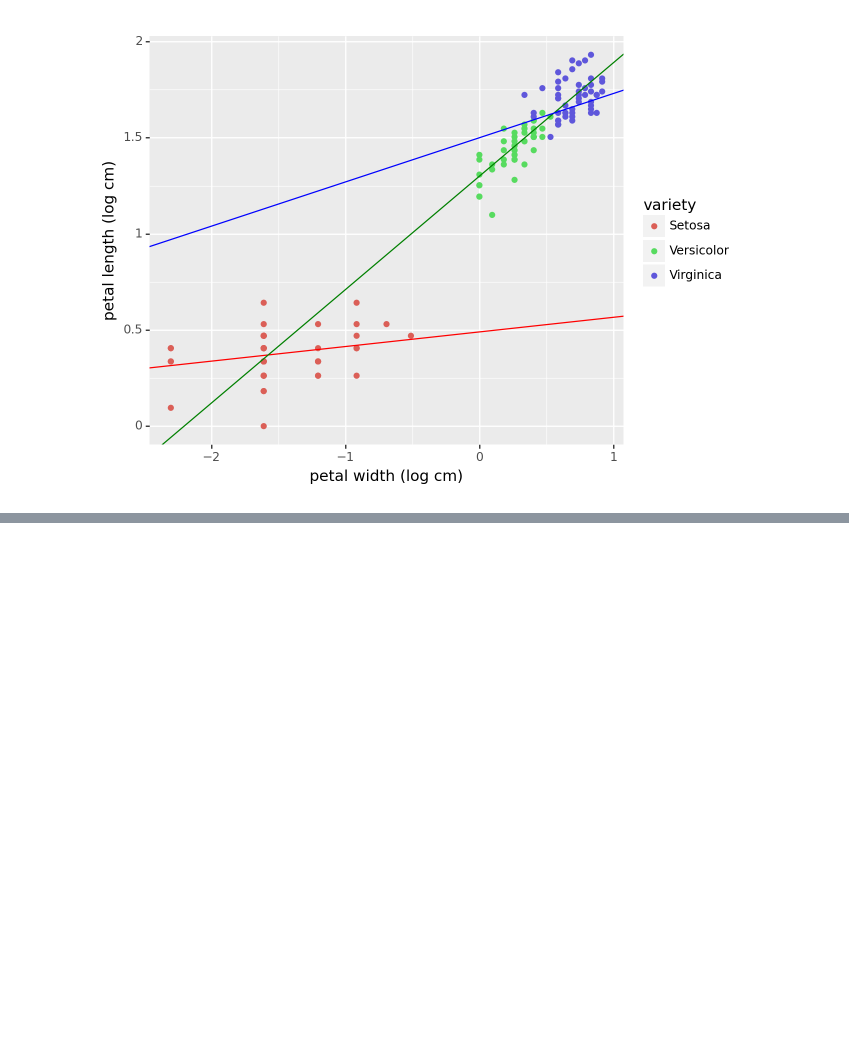
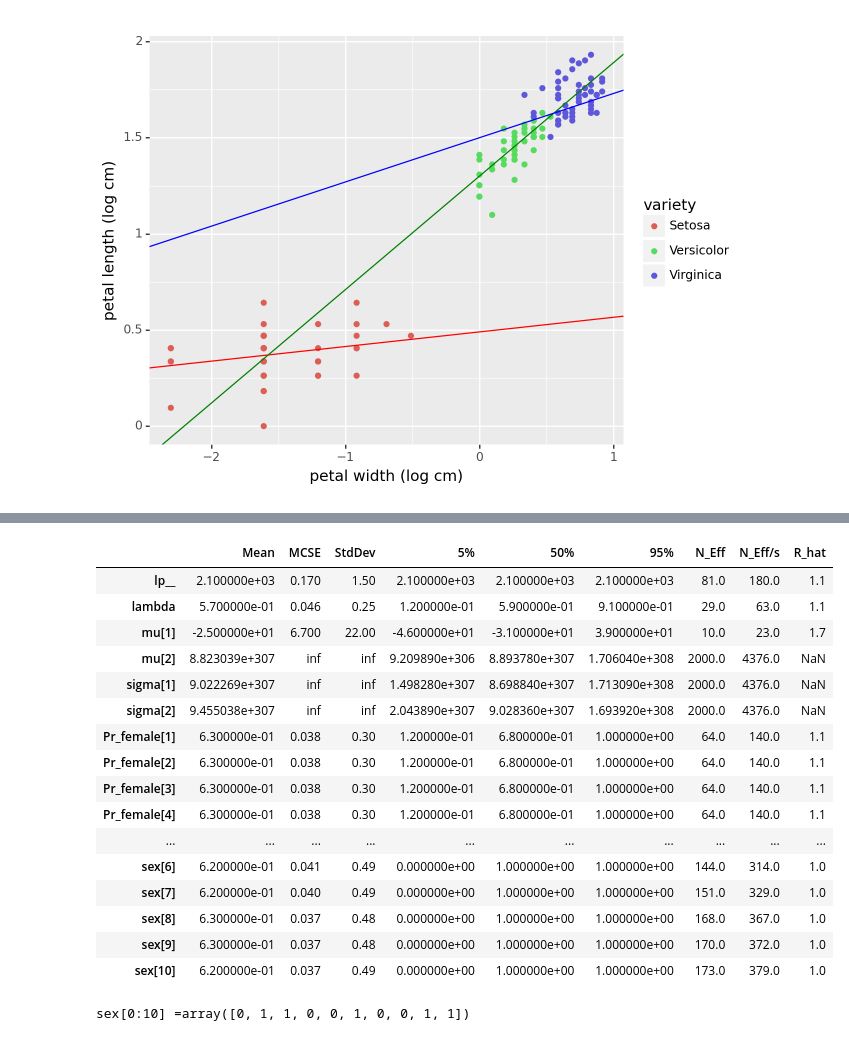
Before and after one commit to emmanuelmokel/PPL-practice, a Jupyter notebook: Stan/pystan_intro.ipynb, the cells around one changed output, grey strips where cells are left out. Saved outputs shown, nothing was run; the diff lists cells and outputs as text; code cells hidden in the pictures; blank space fills up the shorter version.

Commit message:
Worked through final Stan tutorial examples

```diff
--- a/Stan/pystan_intro.ipynb
+++ b/Stan/pystan_intro.ipynb
@@ -713,0 +817,32 @@ mydraw(
+# %%
+# Inspect this mixture model later, and how the Stan files are created above
+
+model = csp.CmdStanModel(stan_file = 'heights-post.stan')
+data = {'M': M, 'heights': heights}
+J = 100 if DRAFT else 1000
+sample = model.sample(data = data, seed = 123,
+                      iter_warmup = 1000, iter_sampling = 1000,
+                      show_progress = False, show_console = False)
+sample.summary(sig_figs = 2)
+# %% [output]
+|  | Mean | MCSE | StdDev | 5% | 50% | 95% | N_Eff | N_Eff/s | R_hat |
+| lp__ | 2.100000e+03 | 0.170 | 1.50 | 2.100000e+03 | 2.100000e+03 | 2.100000e+03 | 81.0 | 180.0 | 1.1 |
+| lambda | 5.700000e-01 | 0.046 | 0.25 | 1.200000e-01 | 5.900000e-01 | 9.100000e-01 | 29.0 | 63.0 | 1.1 |
+| mu[1] | -2.500000e+01 | 6.700 | 22.00 | -4.600000e+01 | -3.100000e+01 | 3.900000e+01 | 10.0 | 23.0 | 1.7 |
+| mu[2] | 8.823039e+307 | inf | inf | 9.209890e+306 | 8.893780e+307 | 1.706040e+308 | 2000.0 | 4376.0 | NaN |
+| sigma[1] | 9.022269e+307 | inf | inf | 1.498280e+307 | 8.698840e+307 | 1.713090e+308 | 2000.0 | 4376.0 | NaN |
+| sigma[2] | 9.455038e+307 | inf | inf | 2.043890e+307 | 9.028360e+307 | 1.693920e+308 | 2000.0 | 4376.0 | NaN |
+| Pr_female[1] | 6.300000e-01 | 0.038 | 0.30 | 1.200000e-01 | 6.800000e-01 | 1.000000e+00 | 64.0 | 140.0 | 1.1 |
+| Pr_female[2] | 6.300000e-01 | 0.038 | 0.30 | 1.200000e-01 | 6.800000e-01 | 1.000000e+00 | 64.0 | 140.0 | 1.1 |
+| Pr_female[3] | 6.300000e-01 | 0.038 | 0.30 | 1.200000e-01 | 6.800000e-01 | 1.000000e+00 | 64.0 | 140.0 | 1.1 |
+| Pr_female[4] | 6.300000e-01 | 0.038 | 0.30 | 1.200000e-01 | 6.800000e-01 | 1.000000e+00 | 64.0 | 140.0 | 1.1 |
+| ... | ... | ... | ... | ... | ... | ... | ... | ... | ... |
+| sex[6] | 6.200000e-01 | 0.041 | 0.49 | 0.000000e+00 | 1.000000e+00 | 1.000000e+00 | 144.0 | 314.0 | 1.0 |
+| sex[7] | 6.200000e-01 | 0.040 | 0.49 | 0.000000e+00 | 1.000000e+00 | 1.000000e+00 | 151.0 | 329.0 | 1.0 |
+| sex[8] | 6.300000e-01 | 0.037 | 0.48 | 0.000000e+00 | 1.000000e+00 | 1.000000e+00 | 168.0 | 367.0 | 1.0 |
+| sex[9] | 6.300000e-01 | 0.037 | 0.48 | 0.000000e+00 | 1.000000e+00 | 1.000000e+00 | 170.0 | 372.0 | 1.0 |
+| sex[10] | 6.200000e-01 | 0.037 | 0.49 | 0.000000e+00 | 1.000000e+00 | 1.000000e+00 | 173.0 | 379.0 | 1.0 |
+# %%
+print(f"{sex[0:10] =}")
+# %% [output]
+sex[0:10] =array([0, 1, 1, 0, 0, 1, 0, 0, 1, 1])
```
Also changed, not shown: parts of 12 cells of this notebook, 2 other files.
